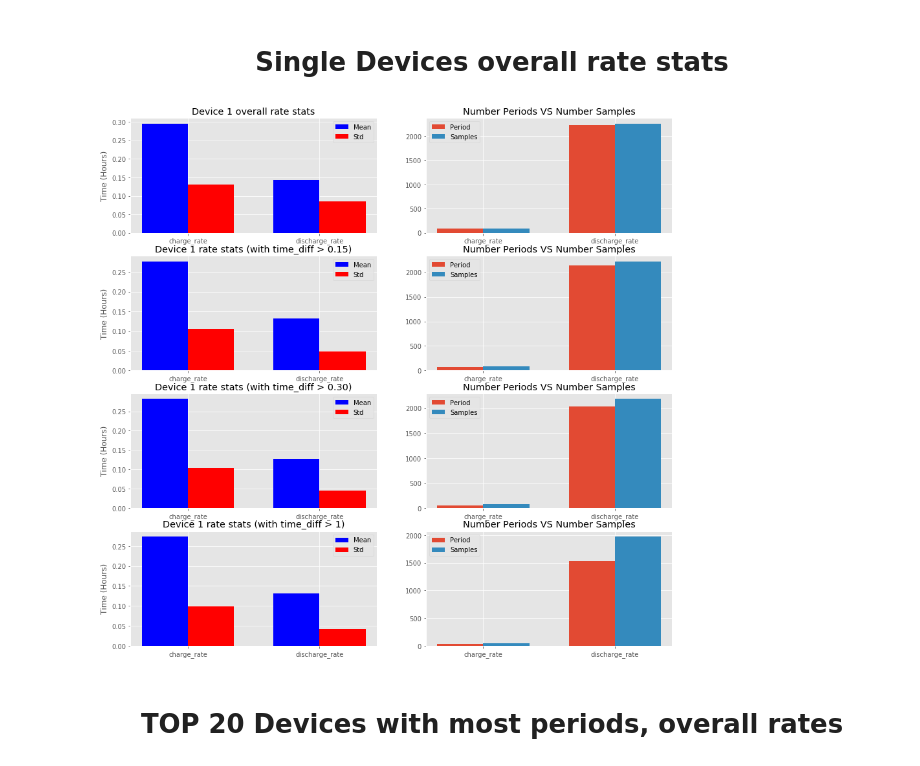
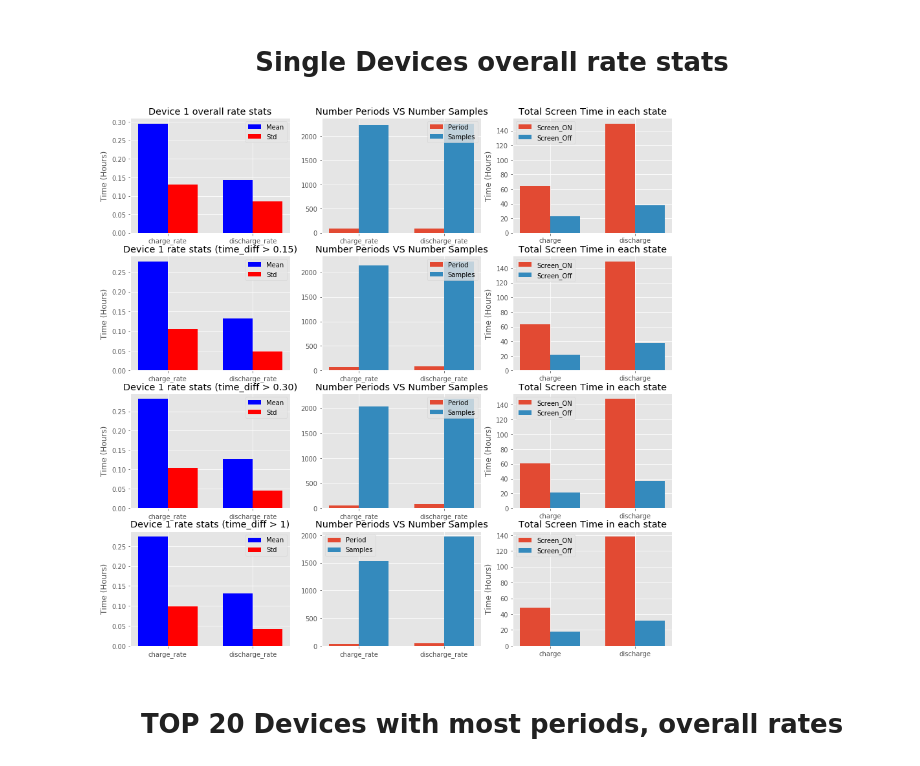
Before and after one commit to greenhub-project/notebooks, a Jupyter notebook: Jupyter/Facts_Study.ipynb, the cells around one changed output. Drawn from its saved outputs; the diff is of its cells as text; code cells hidden in the pictures.

```diff
--- a/Jupyter/Facts_Study.ipynb
+++ b/Jupyter/Facts_Study.ipynb
@@ -18,6 +18,25 @@ facts_table.head()
 # %% [markdown]
 <h1><center>Single Devices overall rate stats</center></h1>
 # %%
+def plotScreenTime(dev_samples, title, devID):
+    charge_screen_on_time = dev_samples[dev_samples.charging == True].screen_on_time.sum()
+    charge_screen_off_time = dev_samples[dev_samples.charging == True].screen_off_time.sum()
+
+    discharge_screen_on_time = dev_samples[dev_samples.charging == False].screen_on_time.sum()
+    discharge_screen_off_time = dev_samples[dev_samples.charging == False].screen_off_time.sum()
+
+    # -------------------------------------------------------
+    x = np.arange(2)
+    width = 0.35
+
+    rec1 = plt.bar(x, [charge_screen_on_time, discharge_screen_on_time], width)
+    rec2 = plt.bar(x+width, [charge_screen_off_time, discharge_screen_off_time], width)
+
+    plt.title(title)
+    plt.xticks(x + width / 2, ('charge','discharge'))
+    plt.legend(['Screen_ON', 'Screen_Off'])
+    plt.ylabel('Time (Hours)')
+
 def plotRate_NumberSamples(dev_samples, title, devID):
     charge_number_periods = len(dev_samples[dev_samples.charging == True])
     charge_number_samples = dev_samples[dev_samples.charging == True].number_samples.sum()
@@ -25,17 +44,19 @@ def plotRate_NumberSamples(dev_samples, title, devID):
     discharge_number_periods = len(dev_samples[dev_samples.charging == False])
     discharge_number_samples = dev_samples[dev_samples.charging == False].number_samples.sum()
 
+    charge_number_samples_mean = dev_samples[dev_samples.charging == True].number_samples.mean()
+    discharge_number_samples_mean = dev_samples[dev_samples.charging == False].number_samples.mean()
+
     # -------------------------------------------------------
     x = np.arange(2)
     width = 0.35
 
-    rec1 = plt.bar(x, [charge_number_periods, charge_number_samples], width)
-    rec2 = plt.bar(x+width, [discharge_number_periods, discharge_number_samples], width)
+    plt.bar(x, [charge_number_periods, discharge_number_periods], width)
+    plt.bar(x+width, [charge_number_samples, discharge_number_samples], width)
 
     plt.title(title)
-    plt.xticks(x, ('number_periods','number_samples'))
     plt.xticks(x + width / 2, ('charge_rate','discharge_rate'))
-    plt.legend(['Period', 'Samples'])
+    plt.legend(['Period', 'Samples', 'Avg Samples'])
 
 
 def plotRateStat(dev_samples, title, devID):
@@ -50,48 +71,56 @@ def plotRateStat(dev_samples, title, devID):
     width = 0.35
 
     plt.bar(x, [round(charge_rate_mean, 3), abs(round(discharge_rate_mean, 3))], width, color='b')
-    plt.bar(x+width, [round(charge_rate_std, 3), abs(round(discharge_rate_std, 3))], width, color='r')
+    plt.bar(x+width, [abs(round(charge_rate_std, 3)), abs(round(discharge_rate_std, 3))], width, color='r')
 
     plt.ylabel('Time (Hours)')
     plt.title(title % devID)
     plt.xticks(x + width / 2, ('charge_rate','discharge_rate'))
     plt.legend(['Mean', 'Std'])
 
 
 def computeRatesDevicePlot(devID):
     dev_samples = facts_table[facts_table.device_id == devID]
 
-    plt.subplots(4,2,figsize=(15, 15))
-    plt.subplot(4, 2, 1)
+    plt.subplots(4,3,figsize=(15, 15))
+    plt.subplot(4, 3, 1)
     plotRateStat(dev_samples, 'Device %i overall rate stats', devID)
-    plt.subplot(4, 2, 2)
+    plt.subplot(4, 3, 2)
     plotRate_NumberSamples(dev_samples, 'Number Periods VS Number Samples', devID)
+    plt.subplot(4, 3, 3)
+    plotScreenTime(dev_samples, 'Total Screen Time in each state', devID)
 
-    plt.subplot(4, 2, 3)
+    plt.subplot(4, 3, 4)
     dev_samples_15 = dev_samples[dev_samples.time_diff > 0.15]
-    plotRateStat(dev_samples_15, 'Device %i rate stats (with time_diff > 0.15)', devID)
-    plt.subplot(4, 2, 4)
+    plotRateStat(dev_samples_15, 'Device %i rate stats (time_diff > 0.15)', devID)
+    plt.subplot(4, 3, 5)
     plotRate_NumberSamples(dev_samples_15, 'Number Periods VS Number Samples', devID)
+    plt.subplot(4, 3, 6)
+    plotScreenTime(dev_samples_15, 'Total Screen Time in each state', devID)
 
-    plt.subplot(4, 2, 5)
+    plt.subplot(4, 3, 7)
     dev_samples_30 = dev_samples[dev_samples.time_diff > 0.3]
-    plotRateStat(dev_samples_30, 'Device %i rate stats (with time_diff > 0.30)', devID)
-    plt.subplot(4, 2, 6)
+    plotRateStat(dev_samples_30, 'Device %i rate stats (time_diff > 0.30)', devID)
+    plt.subplot(4, 3, 8)
     plotRate_NumberSamples(dev_samples_30, 'Number Periods VS Number Samples', devID)
+    plt.subplot(4, 3, 9)
+    plotScreenTime(dev_samples_30, 'Total Screen Time in each state', devID)
 
-    plt.subplot(4, 2, 7)
+    plt.subplot(4, 3, 10)
     dev_samples_1 = dev_samples[dev_samples.time_diff > 1]
-    plotRateStat(dev_samples_1, 'Device %i rate stats (with time_diff > 1)', devID)
-    plt.subplot(4, 2, 8)
+    plotRateStat(dev_samples_1, 'Device %i rate stats (time_diff > 1)', devID)
+    plt.subplot(4, 3, 11)
     plotRate_NumberSamples(dev_samples_1, 'Number Periods VS Number Samples', devID)
+    plt.subplot(4, 3, 12)
+    plotScreenTime(dev_samples_1, 'Total Screen Time in each state', devID)
 
     plt.show()
 
 # change this id for other device
 devID = 1
 computeRatesDevicePlot(devID)
 # %% [output]
-[figure, old version]
+[figure, new version]
 # %% [markdown]
 <h1><center>TOP 20 Devices with most periods, overall rates</center></h1>
 # %%
```
Also changed, not shown: parts of 1 cell of this notebook.
